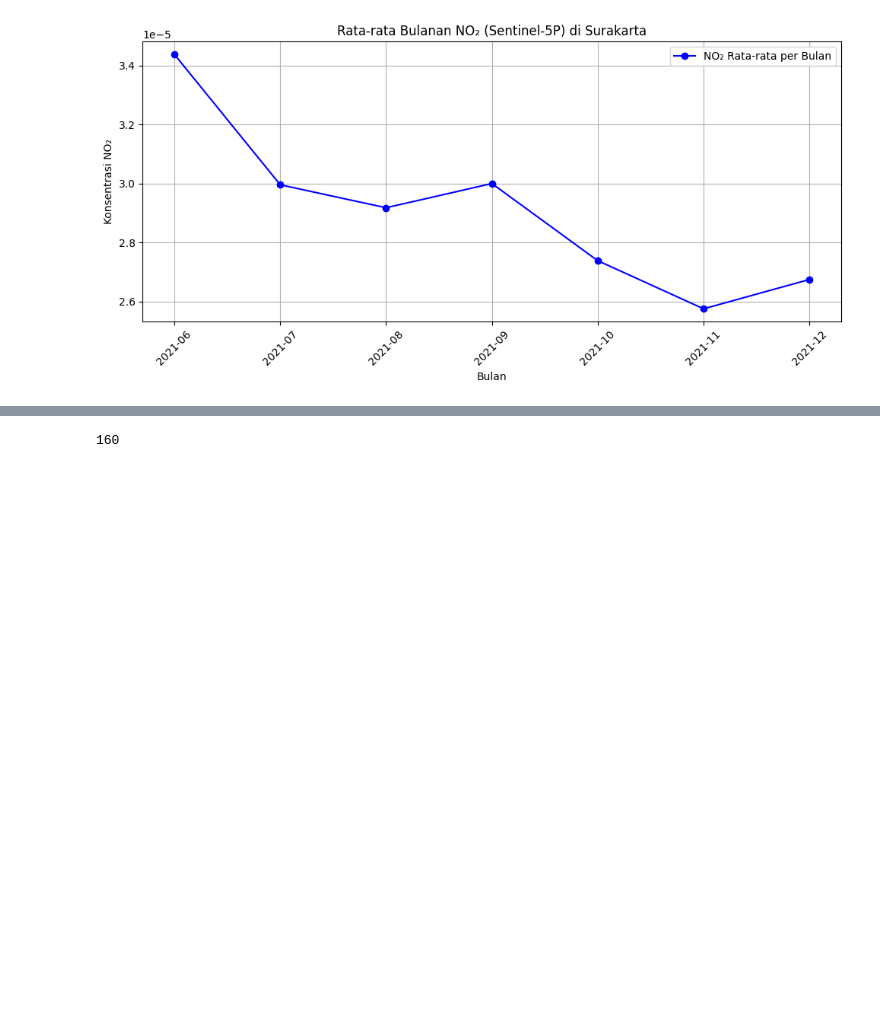
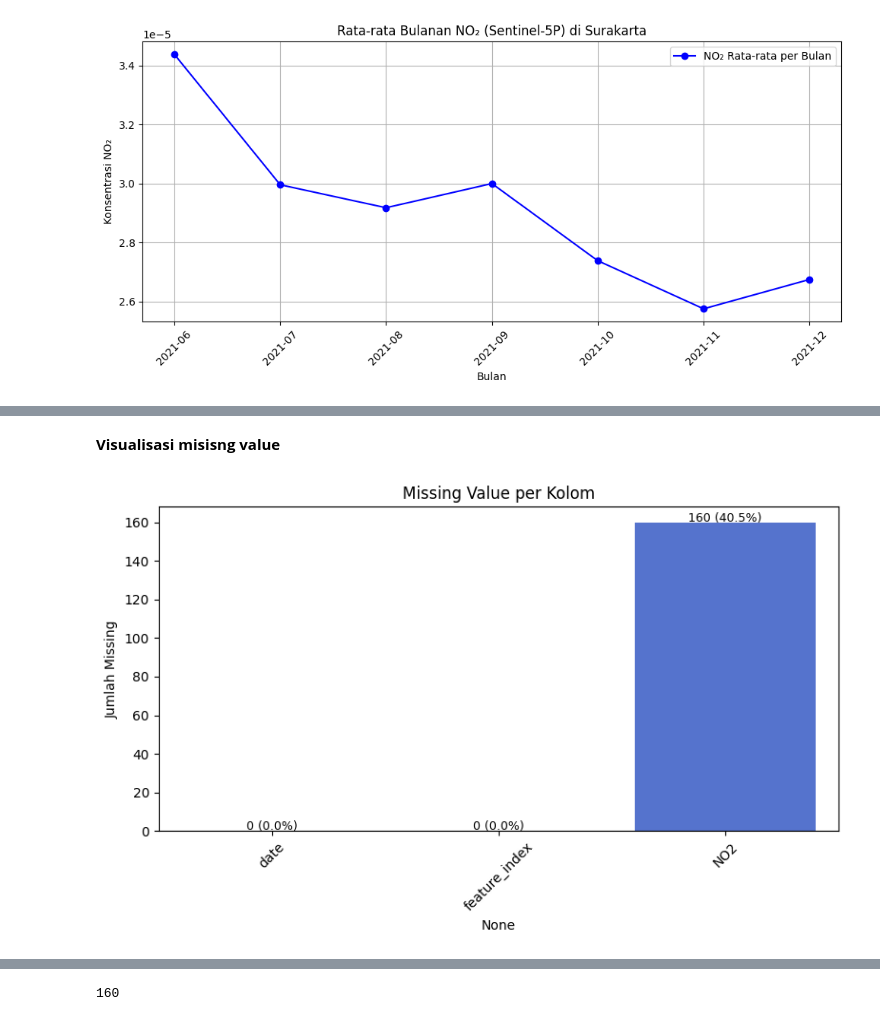
Before and after one commit to Sigiitttt/PSD, a Jupyter notebook: _sources/tugas8.ipynb, the cells around one changed output, grey strips where cells are left out. Cells and saved outputs as stored; diff of their text form; code cells hidden in the pictures; blank space fills up the shorter version.

```diff
--- a/_sources/tugas8.ipynb
+++ b/_sources/tugas8.ipynb
@@ -179 +178,23 @@ print(df.head(10))
+# %% [markdown]
+**Visualisasi misisng value**
+# %%
+import seaborn as sns
+import matplotlib.pyplot as plt
+
+m = df.isnull().sum()
+p = m / len(df) * 100
+
+plt.figure(figsize=(8,5))
+sns.barplot(x=m.index, y=m.values, color='royalblue')
+
+for i, (x, y) in enumerate(zip(m.index, m.values)):
+    plt.text(i, y + 0.5, f'{int(y)} ({p[i]:.1f}%)', ha='center', fontsize=9)
+
+plt.title('Missing Value per Kolom')
+plt.ylabel('Jumlah Missing')
+plt.xticks(rotation=45)
+plt.tight_layout()
+plt.show()
+# %% [output]
+[figure, added]
 # %% [markdown]
```
Also changed, not shown: parts of 36 cells of this notebook, 24 other files.
